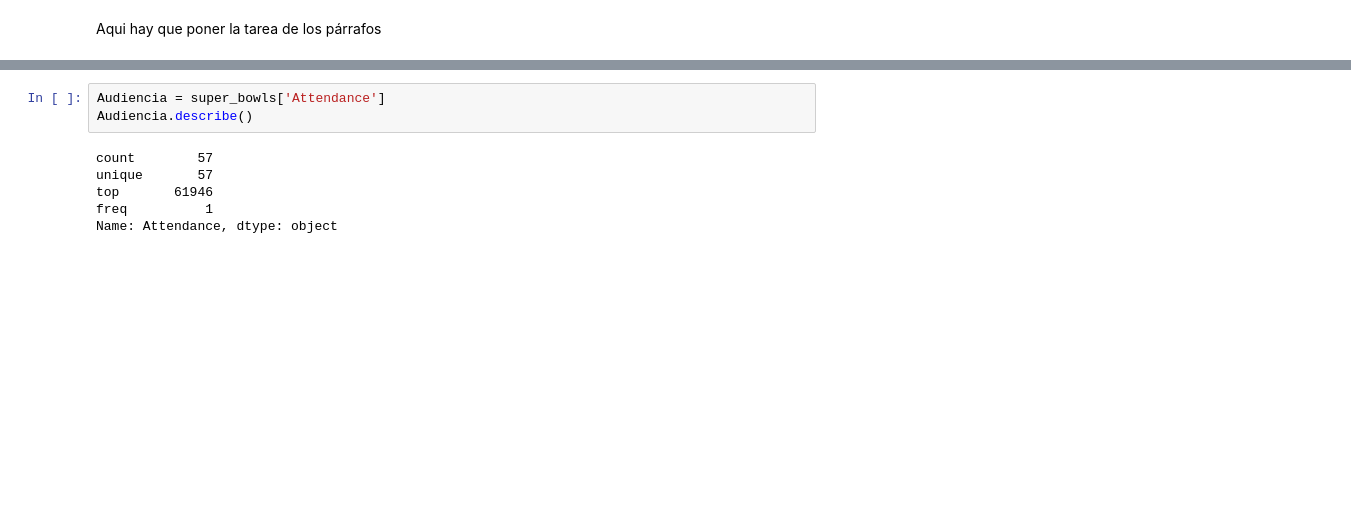
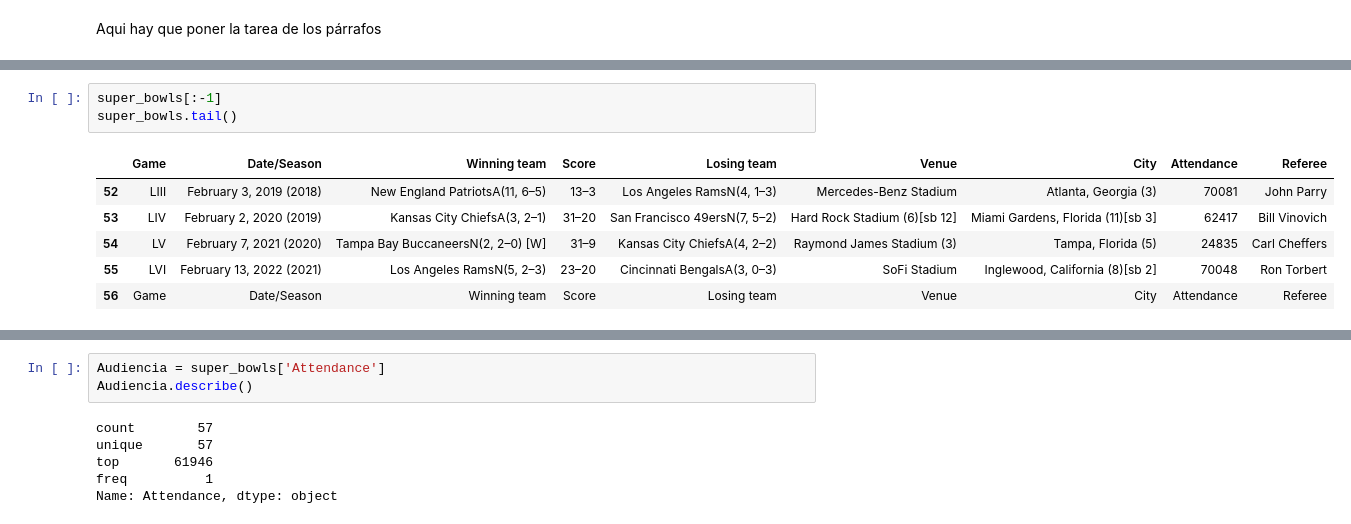
Before and after one commit to EdeEsteban/Analitica-de-Datos, a Jupyter notebook: Analitica.ipynb, the cells around one changed output, grey strips where cells are left out. Drawn from its saved outputs; the diff is of its cells as text; blank space fills up the shorter version.

```diff
--- a/Analitica.ipynb
+++ b/Analitica.ipynb
@@ -34 +31,11 @@ super_bowls.pop('Ref')
+# %%
+super_bowls[:-1]
+super_bowls.tail()
+# %% [output]
+|  | Game | Date/Season | Winning team | Score | Losing team | Venue | City | Attendance | Referee |
+| 52 | LIII | February 3, 2019 (2018) | New England PatriotsA(11, 6–5) | 13–3 | Los Angeles RamsN(4, 1–3) | Mercedes-Benz Stadium | Atlanta, Georgia (3) | 70081 | John Parry |
+| 53 | LIV | February 2, 2020 (2019) | Kansas City ChiefsA(3, 2–1) | 31–20 | San Francisco 49ersN(7, 5–2) | Hard Rock Stadium (6)[sb 12] | Miami Gardens, Florida (11)[sb 3] | 62417 | Bill Vinovich |
+| 54 | LV | February 7, 2021 (2020) | Tampa Bay BuccaneersN(2, 2–0) [W] | 31–9 | Kansas City ChiefsA(4, 2–2) | Raymond James Stadium (3) | Tampa, Florida (5) | 24835 | Carl Cheffers |
+| 55 | LVI | February 13, 2022 (2021) | Los Angeles RamsN(5, 2–3) | 23–20 | Cincinnati BengalsA(3, 0–3) | SoFi Stadium | Inglewood, California (8)[sb 2] | 70048 | Ron Torbert |
+| 56 | Game | Date/Season | Winning team | Score | Losing team | Venue | City | Attendance | Referee |
 # %%
```
Also changed, not shown: parts of 6 cells of this notebook.
